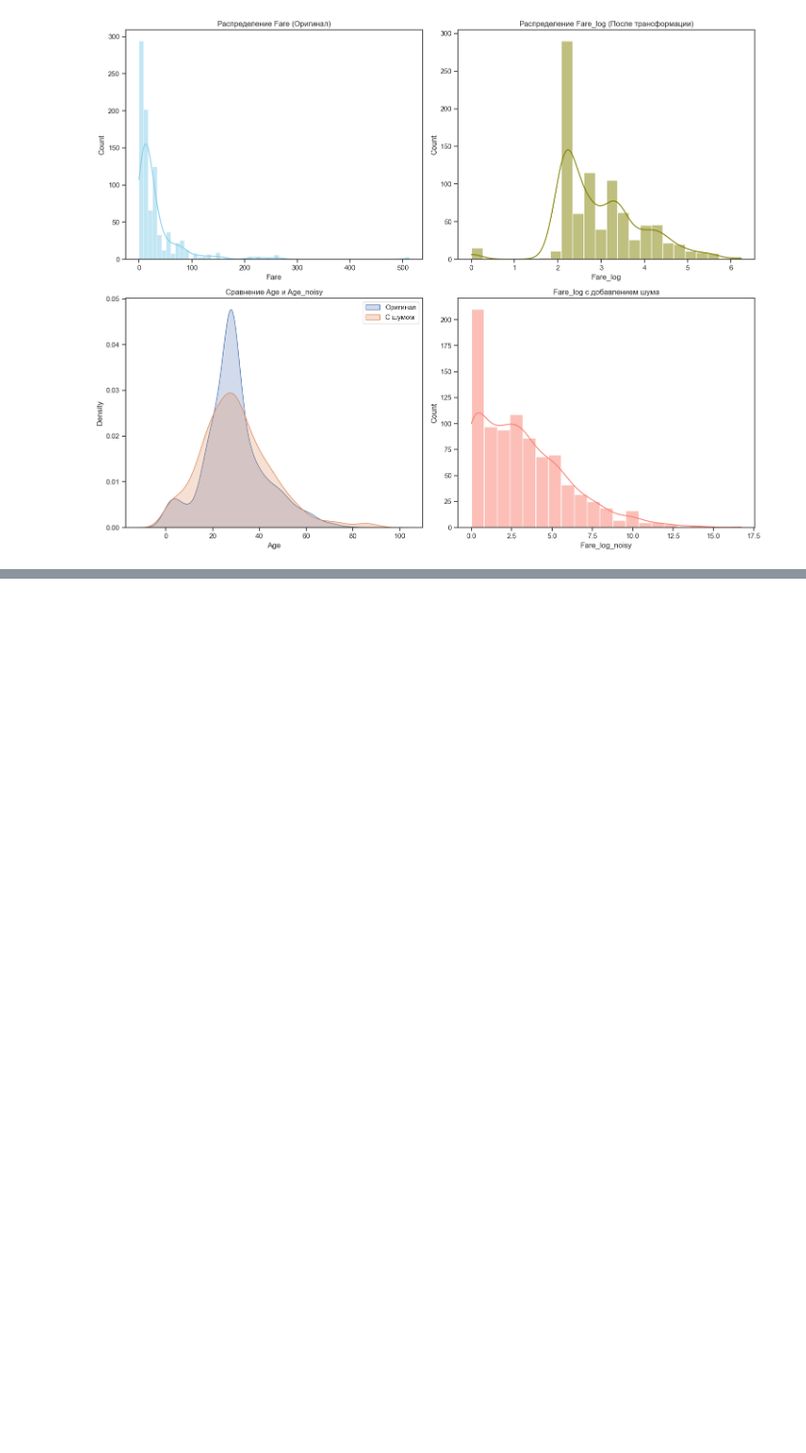
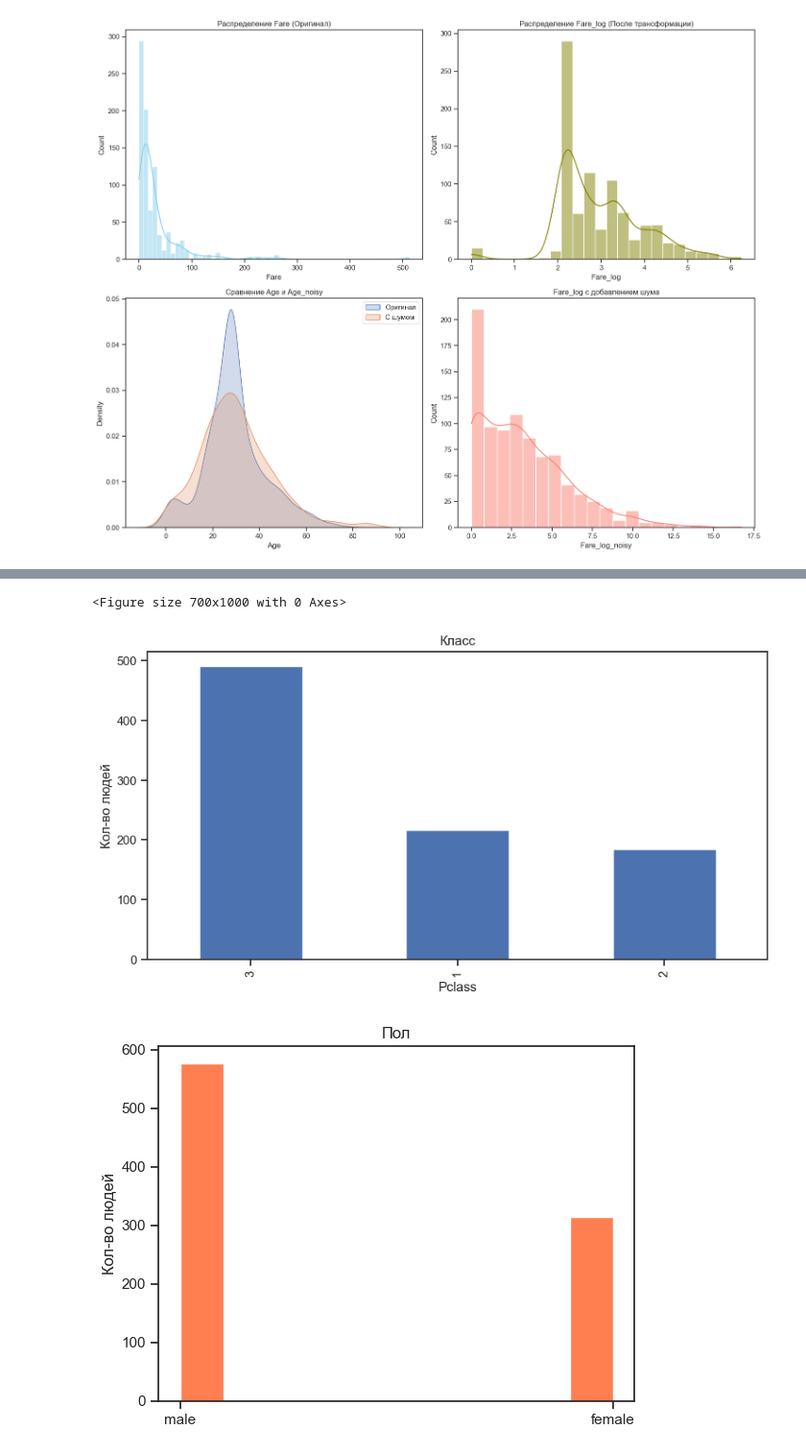
Before and after one commit to coffeequ/AnalyzDatasets, a Jupyter notebook: TableType/titanicAnalyz.ipynb, the cells around one changed output, grey strips where cells are left out. Shown at 96% size. Cells and saved outputs as stored; diff of their text form; code cells hidden in the pictures; blank space fills up the shorter version.

```diff
--- a/TableType/titanicAnalyz.ipynb
+++ b/TableType/titanicAnalyz.ipynb
@@ -290,0 +302,42 @@ plt.show()
+# %%
+fig = plt.figure(figsize=(7, 10))
+
+#Класс
+plt.figure(figsize=(10, 5))
+
+df["Pclass"].value_counts().plot(kind="bar")
+
+plt.title("Класс")
+
+plt.ylabel("Кол-во людей")
+
+plt.savefig("Plcass_hist.png", dpi=300, bbox_inches='tight')
+
+plt.show()
+
+#Пол
+plt.hist(df["Sex"], color="coral")
+
+plt.title("Пол")
+
+plt.ylabel("Кол-во людей")
+
+plt.savefig("Sex_hist.png", dpi=300, bbox_inches='tight')
+
+plt.show()
+
+#Порт посадки
+
+plt.hist(df["Embarked"], color="orange")
+
+plt.title("Порт")
+
+plt.ylabel("Кол-во людей")
+
+plt.savefig("embarked_hist.png", dpi=300, bbox_inches='tight')
+
+plt.show()
+# %% [output]
+<Figure size 700x1000 with 0 Axes>
+[figure, added]
+[figure, added]
```
Also changed, not shown: parts of 5 cells of this notebook, 1 other file.
